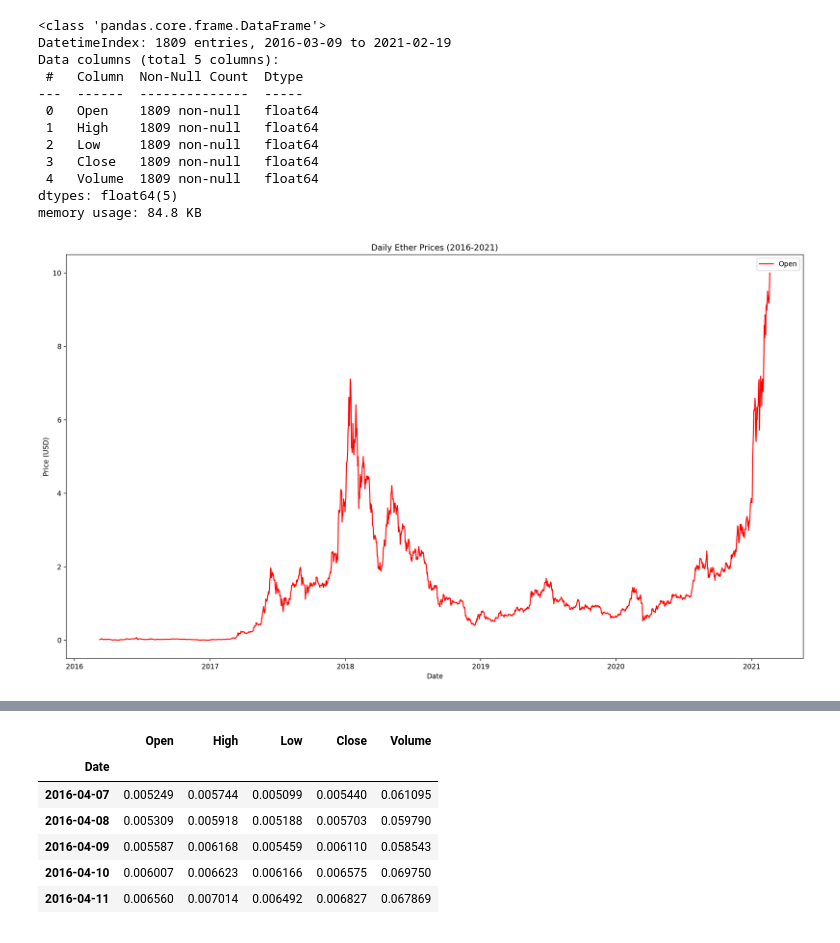
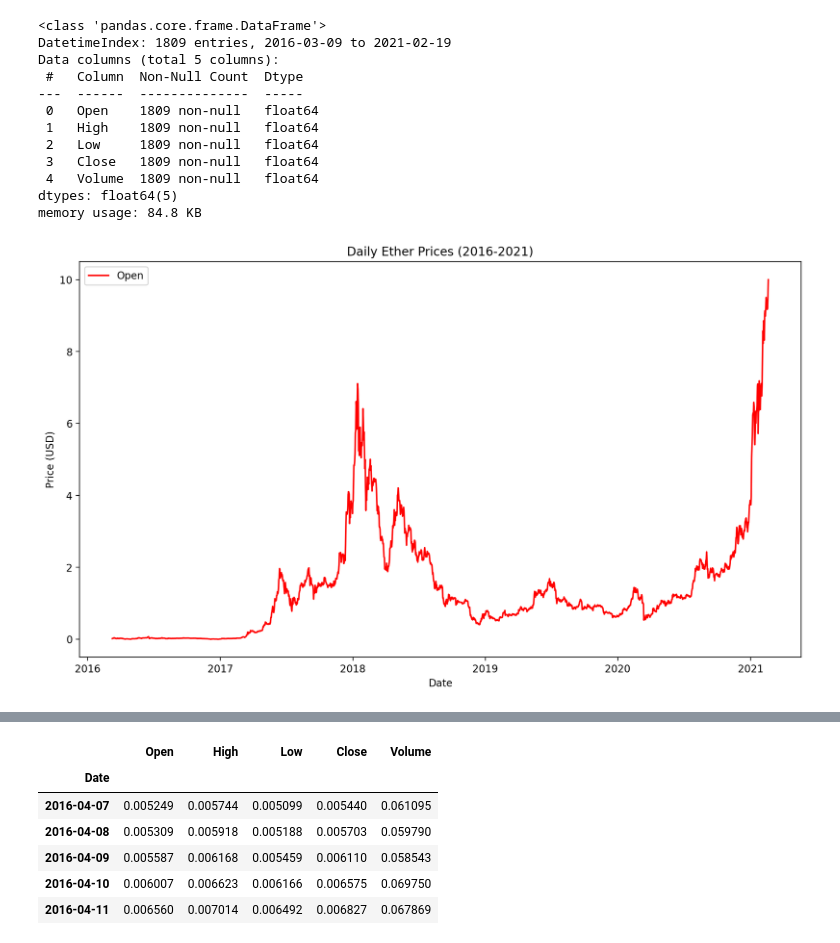
Before and after one commit to samin-al-wasee/ether-price-prediction-rnn-lstm, a Jupyter notebook: ether-price-prediction.ipynb, the cells around one changed output, grey strips where cells are left out. Drawn from its saved outputs; the diff is of its cells as text; code cells hidden in the pictures.

```diff
--- a/ether-price-prediction.ipynb
+++ b/ether-price-prediction.ipynb
@@ -131,15 +131,12 @@ Data columns (total 5 columns):
 dtypes: float64(5)
 memory usage: 84.8 KB
 # %%
-plt.figure(figsize=(19.20, 10.80), dpi=200)
+plt.figure(figsize=(12.80, 7.20), dpi=200)
 plt.plot(normalized_ether_data["Open"], color="red", label="Open")
-# plt.plot(normalized_ether_data["Close"], color="blue", label="Close")
-# plt.plot(normalized_ether_data["High"], color="green", label="High")
-# plt.plot(normalized_ether_data["Low"], color="yellow", label="Low")
 plt.legend()
 plt.xlabel("Date")
 plt.ylabel("Price (USD)")
 plt.title("Daily Ether Prices (2016-2021)")
 plt.show()
 # %% [output]
-[figure, old version]
+[figure, new version]
```
Also changed, not shown: parts of 4 cells of this notebook.
